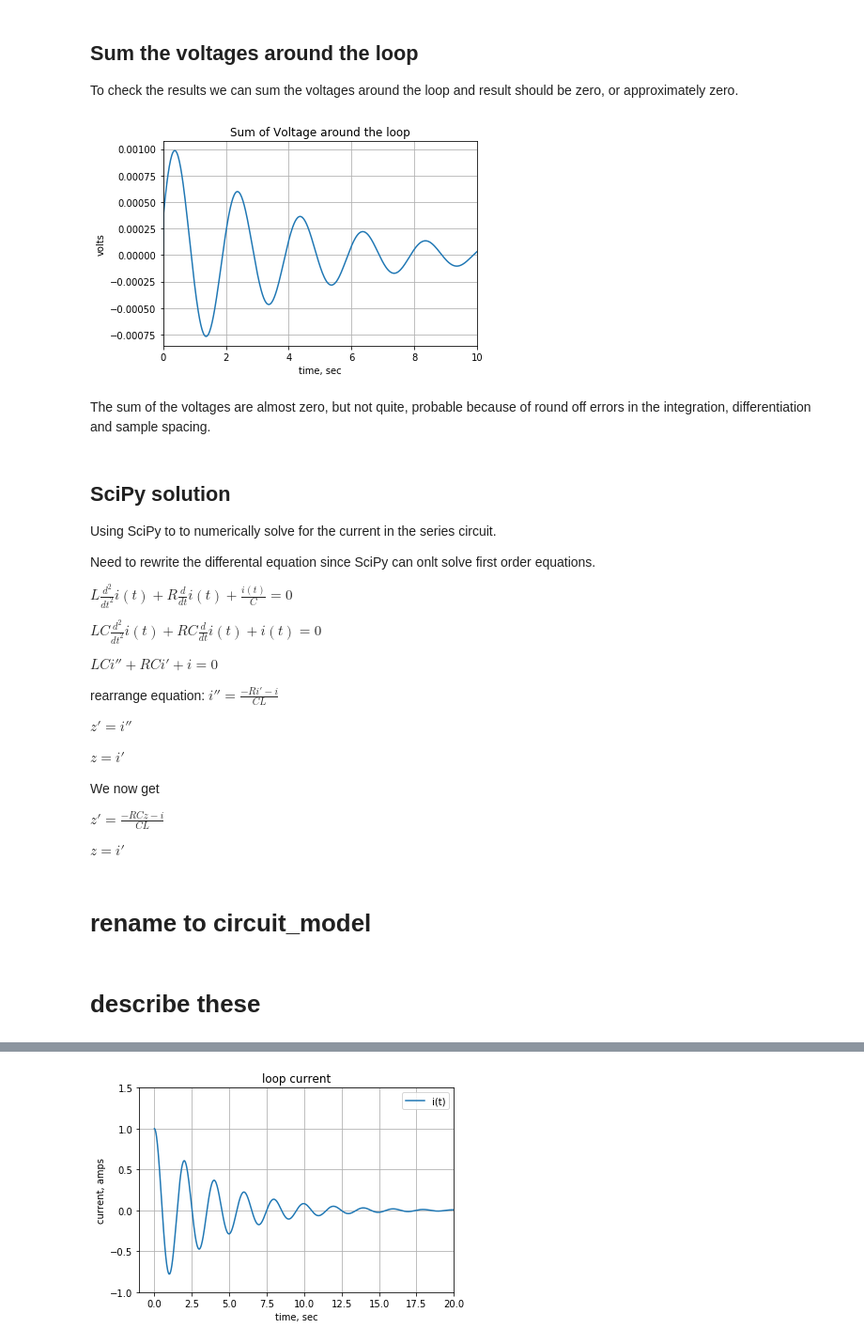
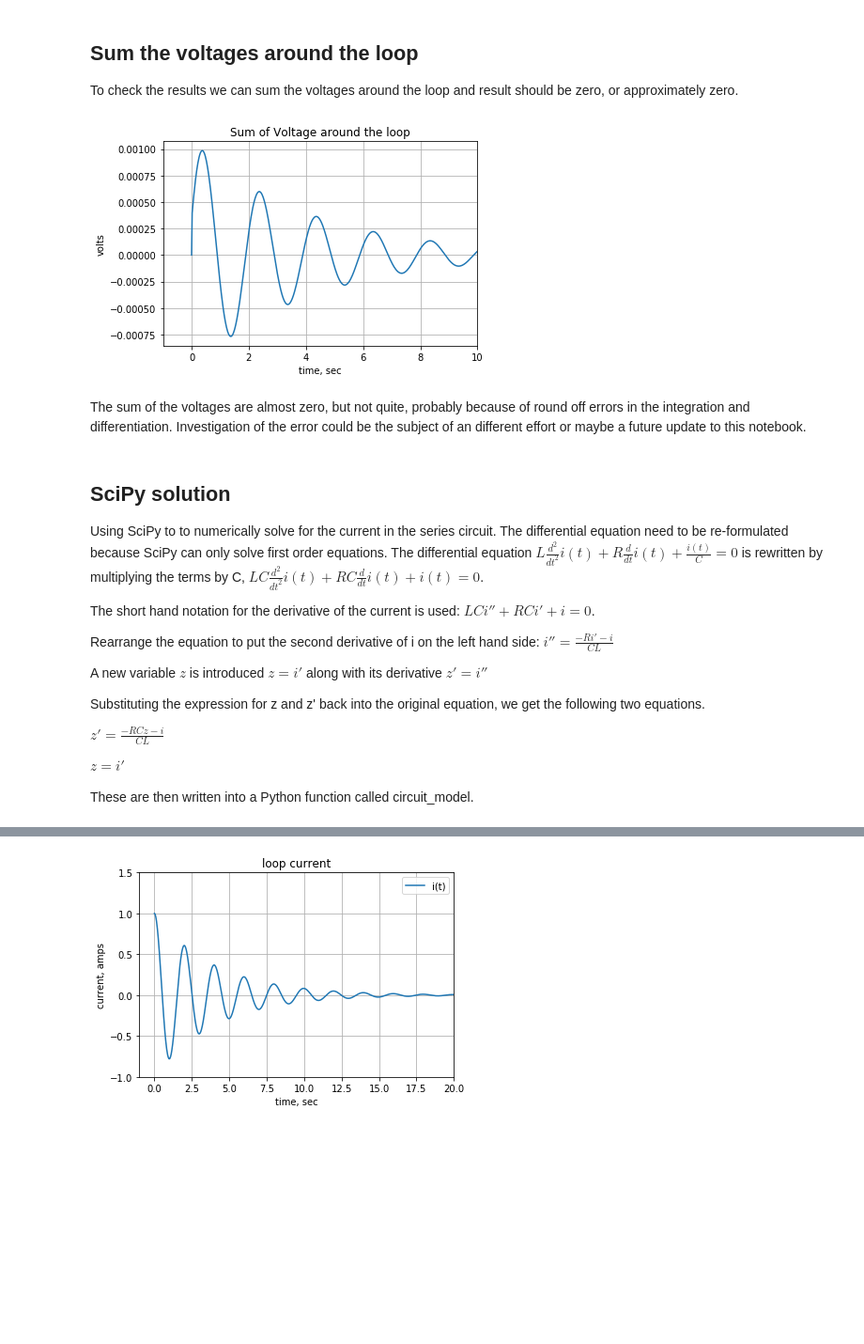
Before and after one commit to Tiburonboy/EE_jupyter_notebooks, a Jupyter notebook: Source free series circuit/Source free series circuit.ipynb, the cells around one changed output, grey strips where cells are left out. Shown at 94% size. Cells and saved outputs as stored; diff of their text form; code cells hidden in the pictures; blank space fills up the shorter version.

```diff
--- a/Source free series circuit/Source free series circuit.ipynb
+++ b/Source free series circuit/Source free series circuit.ipynb
@@ -308,45 +302,37 @@ To check the results we can sum the voltages around the loop and result should b
 # %%
 plt.title('Sum of Voltage around the loop')
 
 plt.plot(x, R_voltage + L_voltage + C_voltage)
 
 plt.ylabel('volts')
 plt.xlabel('time, sec')
 #plt.ylim((-.1,.1))
-plt.xlim((0,10))
+plt.xlim((-1,10))
 #plt.yticks(np.arange(-2.5, 3, .5))
 #plt.xticks(np.arange(0, 20+1, 2.0))
 #plt.legend()
 plt.grid()
 plt.show()
 # %% [output]
-[figure, old version]
+[figure, new version]
 # %% [markdown]
-The sum of the voltages are almost zero, but not quite, probable because of round off errors in the integration, differentiation and sample spacing.
+The sum of the voltages are almost zero, but not quite, probably because of round off errors in the integration and differentiation. Investigation of the error could be the subject of an different effort or maybe a future update to this notebook.
 # %% [markdown]
 ## SciPy solution
-Using SciPy to to numerically solve for the current in the series circuit.
+Using SciPy to to numerically solve for the current in the series circuit. The differential equation need to be re-formulated because SciPy can only solve first order equations. The differential equation $𝐿\frac{𝑑^2}{𝑑𝑡^2}𝑖(𝑡)+𝑅\frac{𝑑}{𝑑𝑡}𝑖(𝑡)+\frac{𝑖(𝑡)}{𝐶}=0$ is rewritten by multiplying the terms by C, $𝐿C\frac{𝑑^2}{𝑑𝑡^2}𝑖(𝑡)+𝑅C\frac{𝑑}{𝑑𝑡}𝑖(𝑡)+𝑖(𝑡)=0$.
 
-Need to rewrite the differental equation since SciPy can onlt solve first order equations.
+The short hand notation for the derivative of the current is used: $𝐿Ci''+𝑅Ci'+𝑖=0$.
 
-$𝐿 \frac{𝑑^2}{𝑑𝑡^2}𝑖(𝑡)+𝑅 \frac{𝑑}{𝑑𝑡}𝑖(𝑡)+\frac {𝑖(𝑡)}{𝐶}=0$
+Rearrange the equation to put the second derivative of i on the left hand side: $i''=\frac {-Ri'-i}{CL}$
 
-$𝐿C \frac{𝑑^2}{𝑑𝑡^2}𝑖(𝑡)+𝑅C \frac{𝑑}{𝑑𝑡}𝑖(𝑡)+𝑖(𝑡)=0$
+A new variable $z$ is introduced $z = i'$ along with its derivative $z'=i''$
 
-$𝐿Ci''+𝑅Ci'+𝑖=0$
-
-rearrange equation: $i''=\frac {-Ri'-i}{CL}$
-
-$z'=i''$
-
-$z = i'$
-
-We now get
+Substituting the expression for z and z' back into the original equation, we get the following two equations.
 
 $z' =\frac {-RCz-i}{CL}$
 
 $z=i'$
+
+These are then written into a Python function called circuit_model.
-# %% [markdown]
-# rename to circuit_model
 # %%
 def circuit_model(I, t):
@@ -360,3 +346 @@ def circuit_model(I, t):
     return [didt, dzdt]
-# %% [markdown]
-# describe these
```
Also changed, not shown: parts of 38 cells of this notebook.
